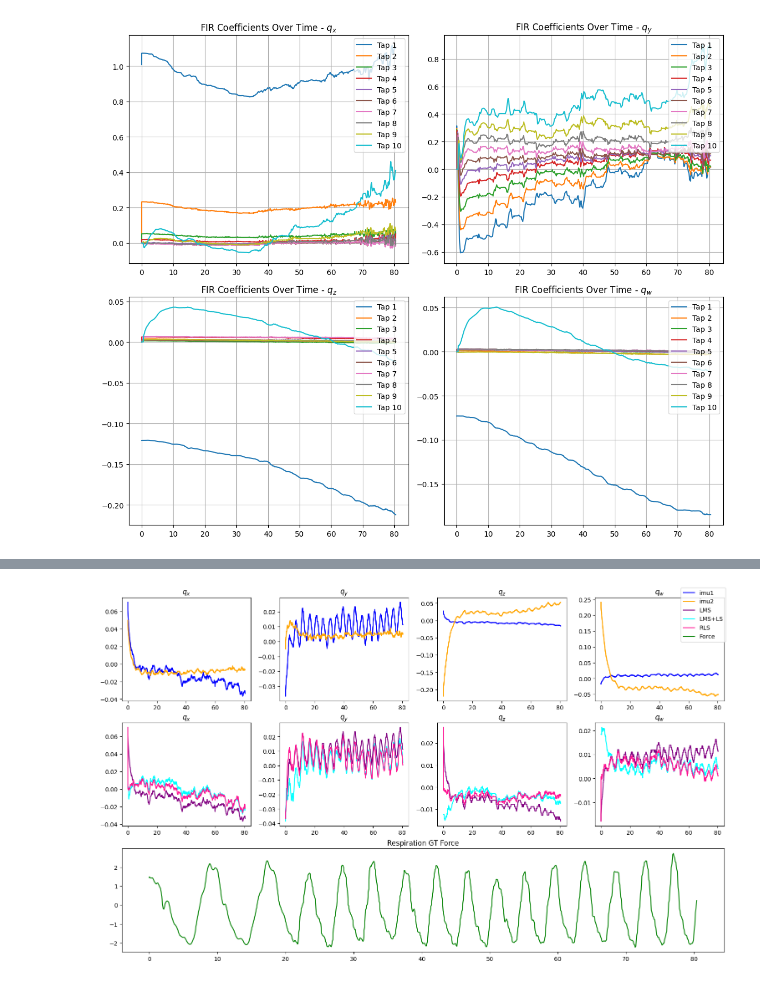
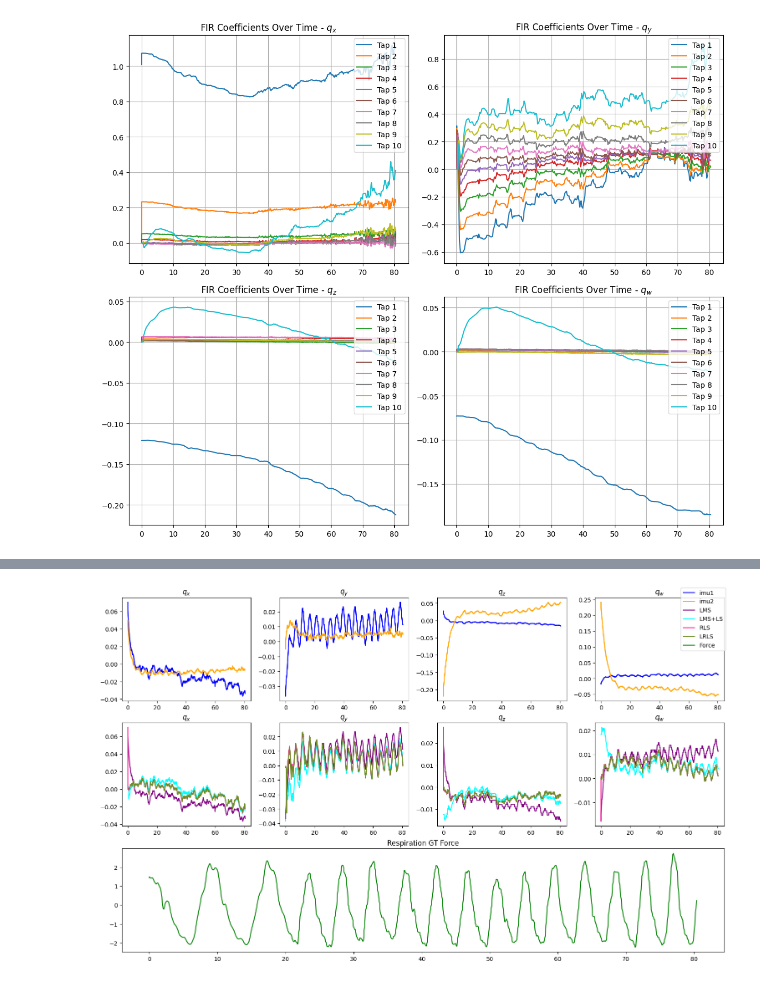
Before and after one commit to Yang-Yun-Yeh/RR-HR, a Jupyter notebook: ANC.ipynb, the cells around one changed output, grey strips where cells are left out. Cells and saved outputs as stored; diff of their text form; code cells hidden in the pictures.

Commit message:
Add LRLS method

```diff
--- a/ANC.ipynb
+++ b/ANC.ipynb
@@ -127,7 +127,7 @@ coefficients_dict_RLS['method'] = 'RLS'
 
 # RLS
 delta = 1000 # 1
-lam = 0.998 # 0.9995
+lam_rls = 0.998 # 0.9995
 
 for col in cols:
     d = data[sensor_names[0] + '_' + col].to_numpy() # IMU1 (desire signal with more RR info.)
@@ -142,7 +142,7 @@ for col in cols:
         ref_noise = x[i]
         canceller = f.filter(ref_noise)
         output_signal = d[i] - canceller
-        f.rls(output_signal, delta=delta, lam=lam)
+        f.rls(output_signal, delta=delta, lam=lam_rls)
         coefficients_history[i] = f.coefficients
         y[i] = output_signal
 
@@ -156,0 +159,25 @@ draw_fir_coefficients_curve(data, coefficients=coefficients_dict_RLS)
+# %%
+outputs_dict_LRLS = {}
+outputs_dict_LRLS['method'] = 'LRLS'
+
+# LRLS
+epsilon = 1e-6
+lam_lrls = 0.998 # 0.9995
+
+for col in cols:
+    d = data[sensor_names[0] + '_' + col].to_numpy() # IMU1 (desire signal with more RR info.)
+    x = data[sensor_names[1] + '_' + col].to_numpy() # IMU2 (reference noise)
+    f = FIR_filter(np.zeros(NTAPS))
+    y = np.empty(len(d))
+
+    coefficients_history = np.empty((len(d), NTAPS))
+
+    # DO FIR filter
+    for i in range((len(d))):
+        ref_noise = x[i]
+        output_signal = f.lrls(x=ref_noise, d=d[i], N= len(d), lam=lam_lrls)
+        y[i] = output_signal
+
+    outputs_dict_LRLS[col] = y
+
+draw_anc_curve(data, outputs=outputs_dict_LRLS)
@@ -157,4 +186,4 @@ draw_fir_coefficients_curve(data, coefficients=coefficients_dict_RLS)
 # %%
-draw_anc_curve_multi(data, outputs=[outputs_dict_LMS, outputs_dict_LMSLS, outputs_dict_RLS])
+draw_anc_curve_multi(data, outputs=[outputs_dict_LMS, outputs_dict_LMSLS, outputs_dict_RLS, outputs_dict_LRLS])
 # %% [output]
-[figure, old version]
+[figure, new version]
```
Also changed, not shown: parts of 2 cells of this notebook, 3 other files.
